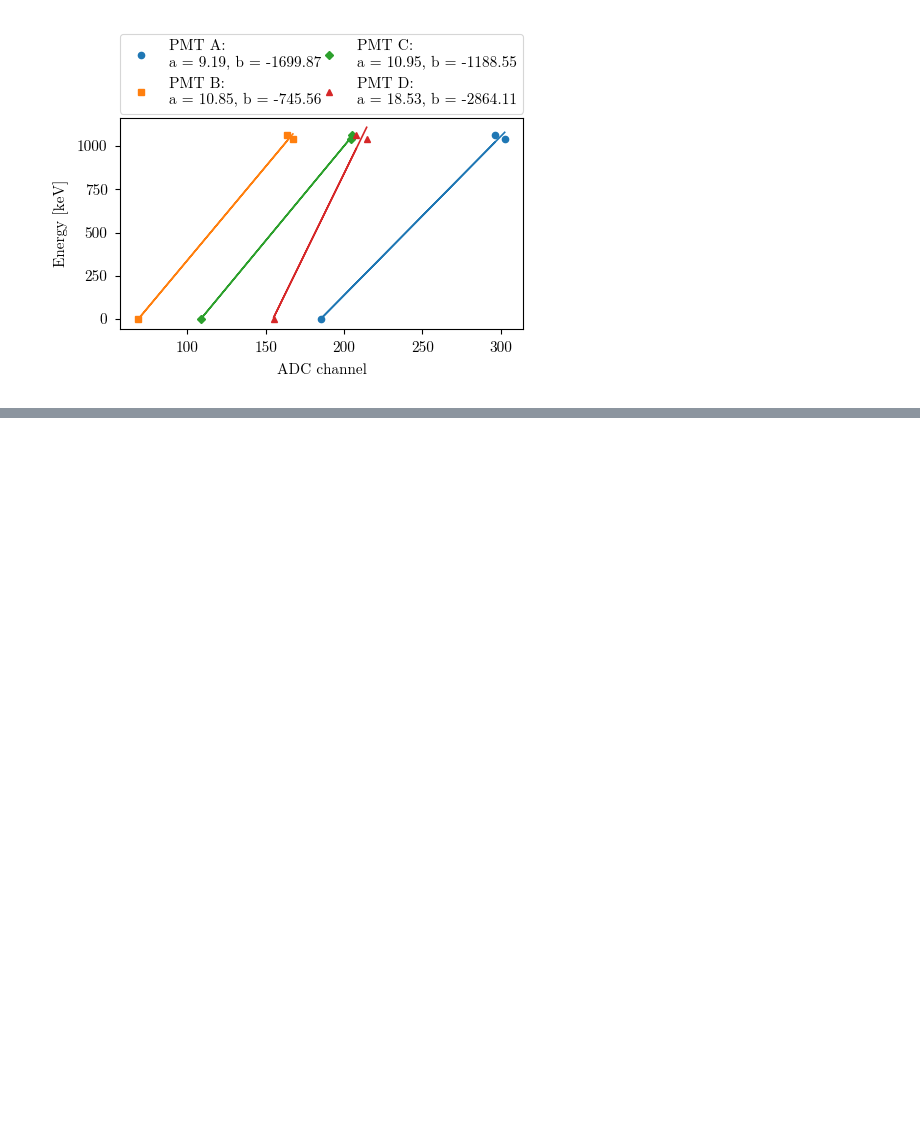
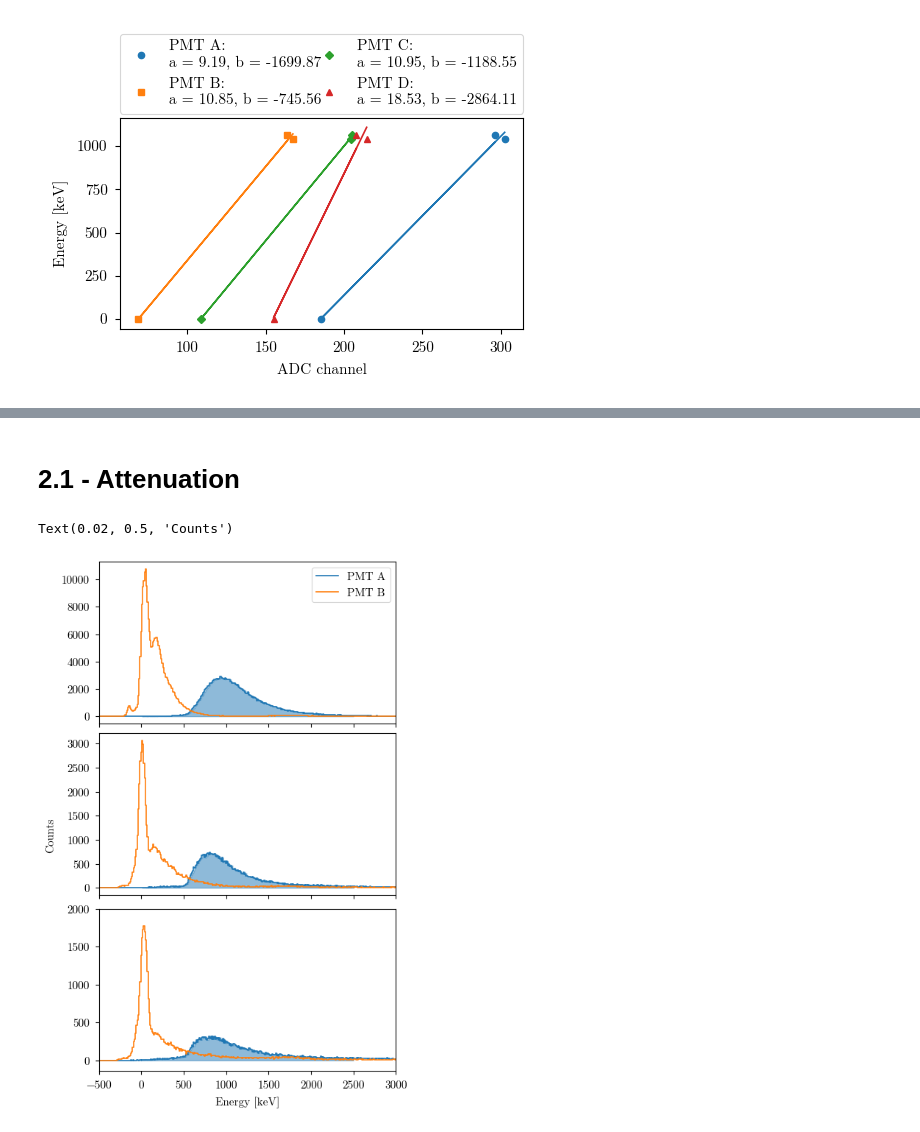
Before and after one commit to SteWey0/Fortgeschrittenenpraktikum, a Jupyter notebook: Cosmic radiation/analysis.ipynb, the cells around one changed output, grey strips where cells are left out. Saved outputs shown, nothing was run; the diff lists cells and outputs as text; code cells hidden in the pictures; blank space fills up the shorter version.

```diff
--- a/Cosmic radiation/analysis.ipynb
+++ b/Cosmic radiation/analysis.ipynb
@@ -327,0 +409,40 @@ array([[    9.18811616, -1699.86724925],
+# %% [markdown]
+# 2.1 - Attenuation
+# %%
+paths = [['D:/Cosmic_rays/M613/2_1/A_nearA_adc_a.txt', 'D:/Cosmic_rays/M613/2_1/A_nearA_adc_b.txt'],
+         ['D:/Cosmic_rays/M613/2_1/A_center_adc_a.txt', 'D:/Cosmic_rays/M613/2_1/A_center_adc_b.txt'],
+         ['D:/Cosmic_rays/M613/2_1/A_nearB_adc_a.txt', 'D:/Cosmic_rays/M613/2_1/A_nearB_adc_b.txt']]
+int_a = np.zeros(3)
+width_a = np.abs(energy_cal(1, 'A') - energy_cal(0, 'A'))
+width_b = np.abs(energy_cal(1, 'B') - energy_cal(0, 'B'))
+fig,ax = plt.subplots(nrows=3, figsize=(5,3.75*2), sharex=True,layout='constrained')
+p = paths[0]
+ch_a = np.loadtxt(p[0])
+ch_b = np.loadtxt(p[1])
+mask_a = (energy_cal(ch_a[:,0], 'A') > 0) & ( energy_cal(ch_a[:,0], 'A') < 2500)
+ax[0].step(energy_cal(ch_a[:,0], 'A'), ch_a[:,1], label='PMT A')
+ax[0].fill_between(energy_cal(ch_a[:,0], 'A')[mask_a], ch_a[:,1][mask_a], step='post', alpha=0.5, color=cmap[0])
+ax[0].step(energy_cal(ch_b[:,0], 'B'), ch_b[:,1], label='PMT B')
+ax[0].set( xlim=(-500, 3000))
+int_a[0] = np.sum(ch_a[:,1][mask_a])
+p = paths[1]
+ch_a = np.loadtxt(p[0])
+ch_b = np.loadtxt(p[1])
+ax[1].step(energy_cal(ch_a[:,0], 'A'), ch_a[:,1])
+ax[1].fill_between(energy_cal(ch_a[:,0], 'A')[mask_a], ch_a[:,1][mask_a], step='post', alpha=0.5, color=cmap[0])
+ax[1].step(energy_cal(ch_b[:,0], 'B'), ch_b[:,1])
+ax[1].set( xlim=(-500, 3000))
+int_a[1] = np.sum(ch_a[:,1][mask_a])
+p = paths[2]
+ch_a = np.loadtxt(p[0])
+ch_b = np.loadtxt(p[1])
+ax[2].step(energy_cal(ch_a[:,0], 'A'), ch_a[:,1])
+ax[2].fill_between(energy_cal(ch_a[:,0], 'A')[mask_a], ch_a[:,1][mask_a], step='post', alpha=0.5, color=cmap[0])
+ax[2].step(energy_cal(ch_b[:,0], 'B'), ch_b[:,1])
+ax[2].set(xlabel='Energy [keV]', xlim=(-500, 3000), ylim=(None,2000))
+ax[0].legend()
+int_a[2] = np.sum(ch_a[:,1][mask_a])
+fig.supylabel('Counts', fontsize=11)
+# %% [output]
+Text(0.02, 0.5, 'Counts')
+[figure, added]
```
Also changed, not shown: parts of 12 cells of this notebook.
